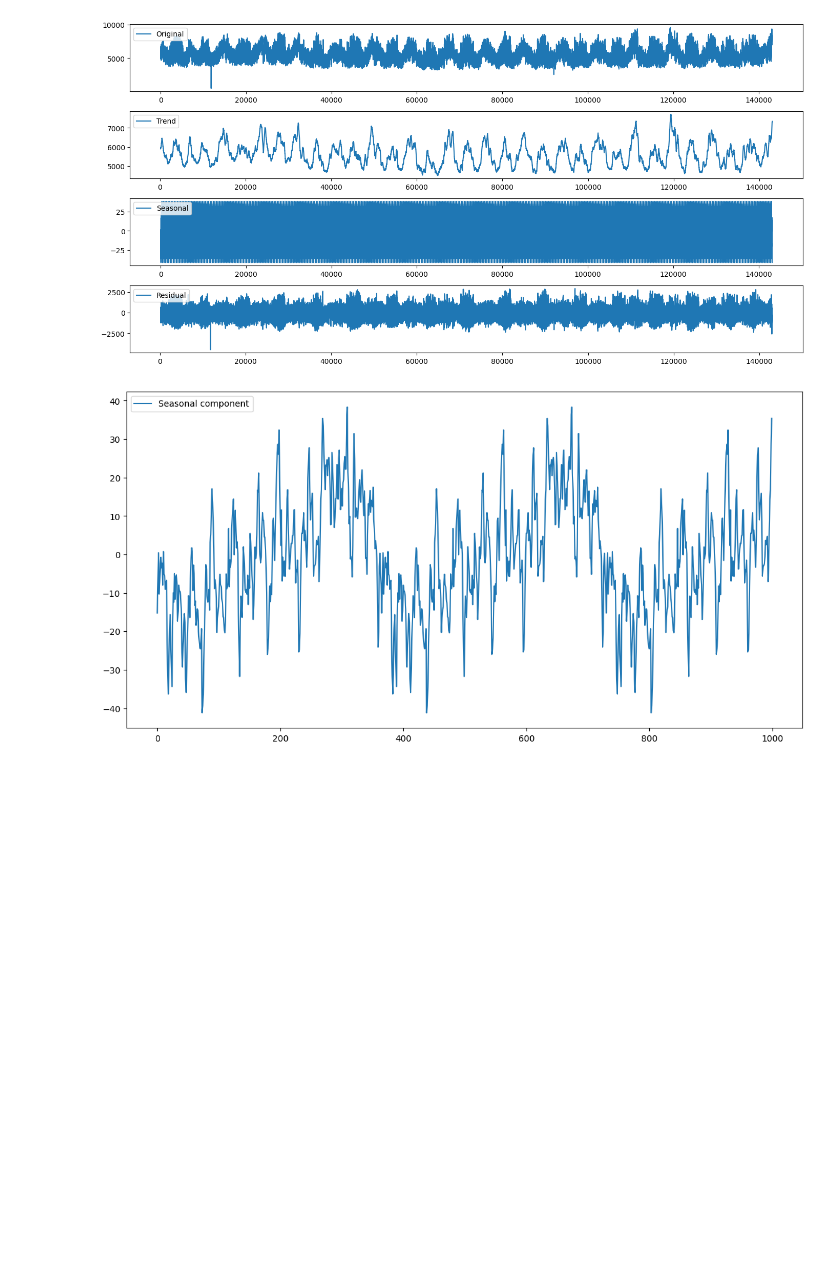
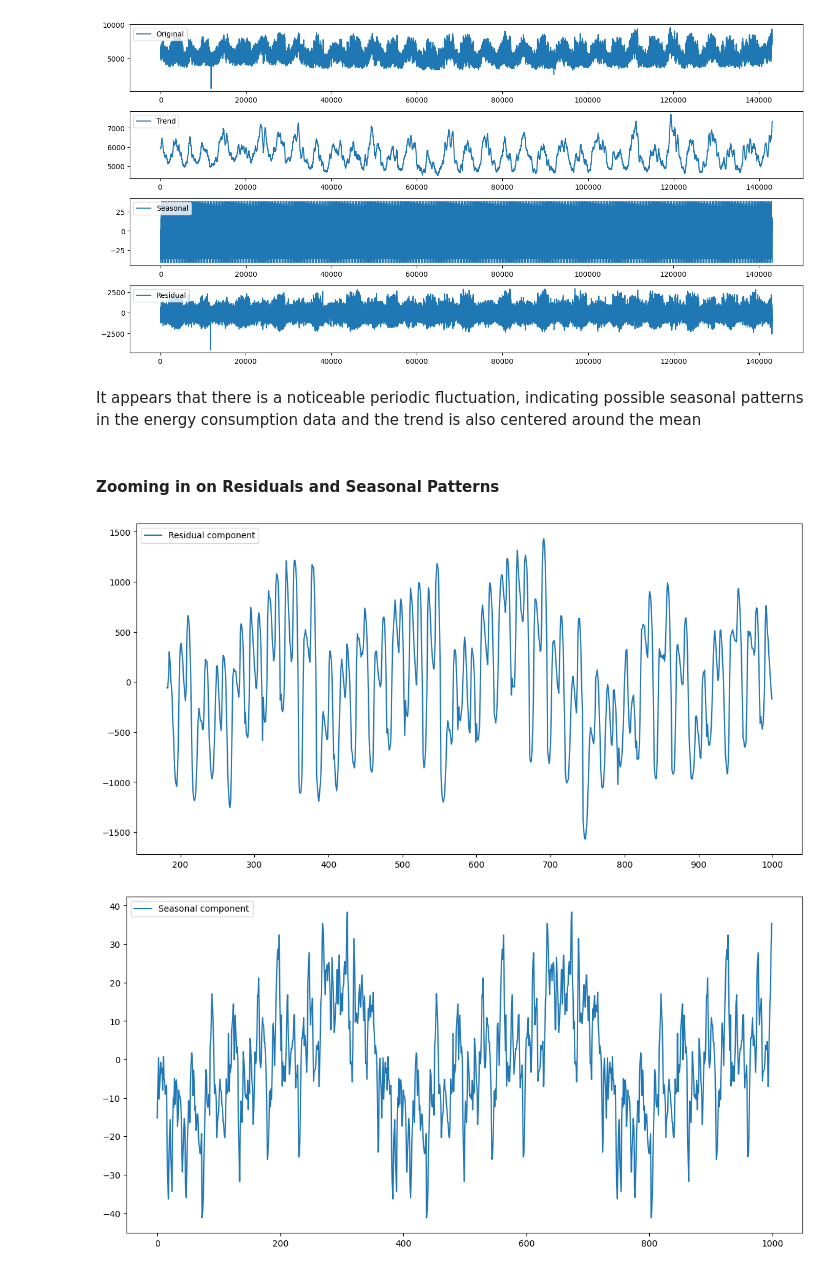
Before and after one commit to BenRoshan100/Power-Consumption-Forecasting, a Jupyter notebook: power_forecasting_eda.ipynb, the cells around one changed output. Cells and saved outputs as stored; diff of their text form; code cells hidden in the pictures; blank space fills up the shorter version.

```diff
--- a/power_forecasting_eda.ipynb
+++ b/power_forecasting_eda.ipynb
@@ -259,6 +259,17 @@ plt.tight_layout()
 plt.show()
 # %% [output]
 [figure]
+# %% [markdown]
+It appears that there is a noticeable periodic fluctuation, indicating possible seasonal patterns in the energy consumption data and the trend is also centered around the mean
+# %% [markdown]
+#### Zooming in on Residuals and Seasonal Patterns
+# %%
+plt.figure(figsize=(14,7))
+plt.plot(result.resid[:1000],label='Residual component')
+plt.legend(loc='upper left')
+plt.show()
+# %% [output]
+[figure, added]
 # %%
 plt.figure(figsize=(14,7))
 plt.plot(result.seasonal[:1000],label='Seasonal component')
```
Also changed, not shown: parts of 5 cells of this notebook, 3 other files.
